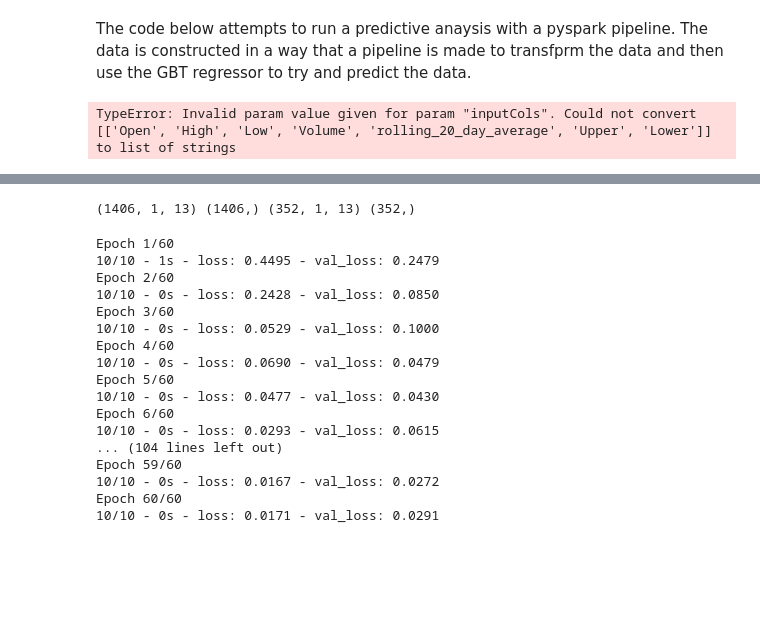
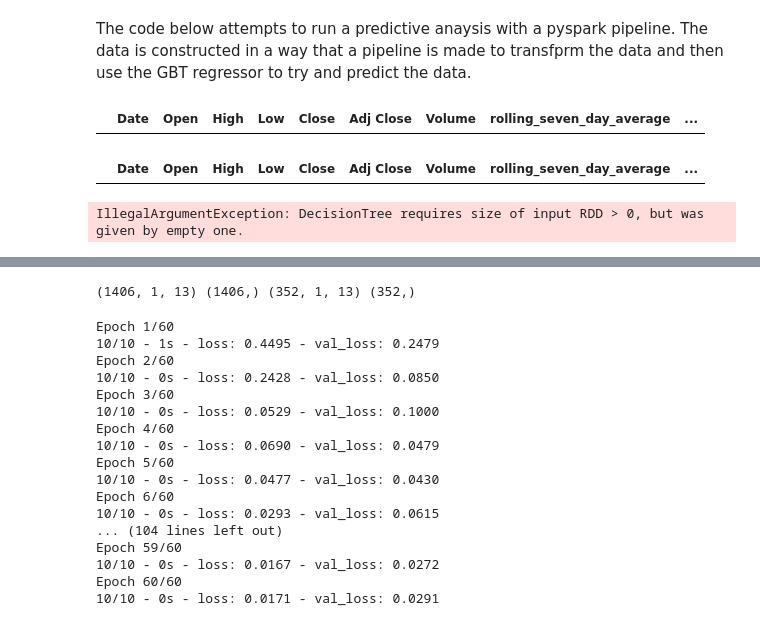
Before and after one commit to akniels/LSTM_Finance, a Jupyter notebook: Total Process for Prediction.ipynb, the cells around one changed output, grey strips where cells are left out. Drawn from its saved outputs; the diff is of its cells as text; code cells hidden in the pictures; blank space fills up the shorter version.

```diff
--- a/Total Process for Prediction.ipynb
+++ b/Total Process for Prediction.ipynb
@@ -463,29 +464,38 @@ The code below attempts to run a predictive anaysis with a pyspark pipeline. The
 # %%
 
 
 ## Spark exploration (not used )
 from pyspark.ml.feature import MinMaxScaler, VectorAssembler
 from pyspark.ml import Pipeline
-
+from pyspark.ml.regression import GBTRegressor
+from pyspark.ml.tuning import CrossValidator, ParamGridBuilder
+from pyspark.ml.evaluation import RegressionEvaluator
 pfg_data = spark.sql("""
-                            (Select stocks.* ,nasdaq.Sector, nasdaq.Industry
-                           from stocks
-                           left join nasdaq
-                           on Ticker = Symbol
-                           where stocks.Ticker = 'PFG')
+                          Select * from stocks where ticker = 'PFG' and date >= '2020-12-01'
                            """)
 pfg_data.dtypes
-stringindex = StringIndexer(inputCols=["ticker","Sector", "Industry"], outputCols=["ticker_vector","Sector_vector", "Industry_Vector"])
-model = stringindex.fit(pfg_data)
-encoded = model.transform(pfg_data)
-clean_data_lake = clean_data_lake.filter(clean_data_lake.DailyReturn. isNotNull())
-clean_data_lake = clean_data_lake.select(*(col(c).cast("float").alias(c) for c in clean_data_lake.columns))
-#scaler_ticker = MinMaxScaler(inputCol=["ticker_vector","Sector_vector", "Industry_Vector","Open", "High", "Low", "Volume","rolling_20_day_average","Upper", "Lower"], outputCol=["ticker_vector","Sector_vector", "Industry_Vector","Open", "High", "Low", "Volume","rolling_20_day_average", "Upper", "Lower"])
-columns_to_scale = ["Open", "High", "Low", "Volume","rolling_20_day_average","Upper", "Lower"]
-assemblers = [VectorAssembler(inputCols=[columns_to_scale], outputCol=col + "_vec") for col in columns_to_scale]
-scalers = [MinMaxScaler(inputCol=col + "_vec", outputCol=col + "_scaled") for col in columns_to_scale]
-pipeline = Pipeline(stages=assemblers + scalers)
-scalerModel = pipeline.fit(clean_data_lake)
-scaledData = scalerModel.transform(clean_data_lake)
+pfg_data
+# stringindex = StringIndexer(inputCols=["ticker","Sector", "Industry"], outputCols=["ticker_vector","Sector_vector", "Industry_Vector"])
+# model = stringindex.fit(pfg_data)
+# encoded = model.transform(pfg_data)
+# clean_data_lake = clean_data_lake.filter(clean_data_lake.DailyReturn. isNotNull())
+# clean_data_lake = clean_data_lake.select(*(col(c).cast("double").alias(c) for c in clean_data_lake.columns))
+# columns_to_scale = ['Open', 'High', 'Low', 'Volume','rolling_20_day_average','Upper', 'Lower']
+# assemblers = VectorAssembler(inputCols=columns_to_scale, outputCol= "_vec")
+# #assemblers
+# gbt = GBTRegressor(featuresCol='_vec', labelCol='Lead 5 Close')
+# #clean_data_lake = clean_data_lake.na.drop('any')
+# clean_data_lake.limit(10).toPandas().head()
+# clean_data_lake.limit(10).head()
+# scalers = [MinMaxScaler(inputCol=col + "_vec", outputCol=col + "_scaled") for col in columns_to_scale]
+
+# pipeline = Pipeline(stages=assemblers + scalers)
+# scalerModel = pipeline.fit(clean_data_lake)
+# scaledData = scalerModel.transform(clean_data_lake)
 # %% [output]
-TypeError: Invalid param value given for param "inputCols". Could not convert [['Open', 'High', 'Low', 'Volume', 'rolling_20_day_average', 'Upper', 'Lower']] to list of strings
+|  | Date | Open | High | Low | Close | Adj Close | Volume | rolling_seven_day_average | ... |
+# %%
+train, test =  clean_data_lake.randomSplit([0.7,0.3])
+train.limit(10).toPandas().head()
+# %% [output]
+|  | Date | Open | High | Low | Close | Adj Close | Volume | rolling_seven_day_average | ... |
@@ -492,3 +506,11 @@ TypeError: Invalid param value given for param "inputCols". Could not convert [[
+# %%
+pipeline = Pipeline(stages=[assemblers, gbt])
+pipeline_model = pipeline.fit(train)
+predictions = pipeline_model.transform(test)
+rsme = evaluator.evaluate(predictions)
+print(rmse)
+# %% [output]
+IllegalArgumentException: DecisionTree requires size of input RDD > 0, but was given by empty one.
 # %%
 ## test for time series split in SPark
 from sklearn.model_selection import TimeSeriesSplit
```
Also changed, not shown: parts of 2 cells of this notebook.
